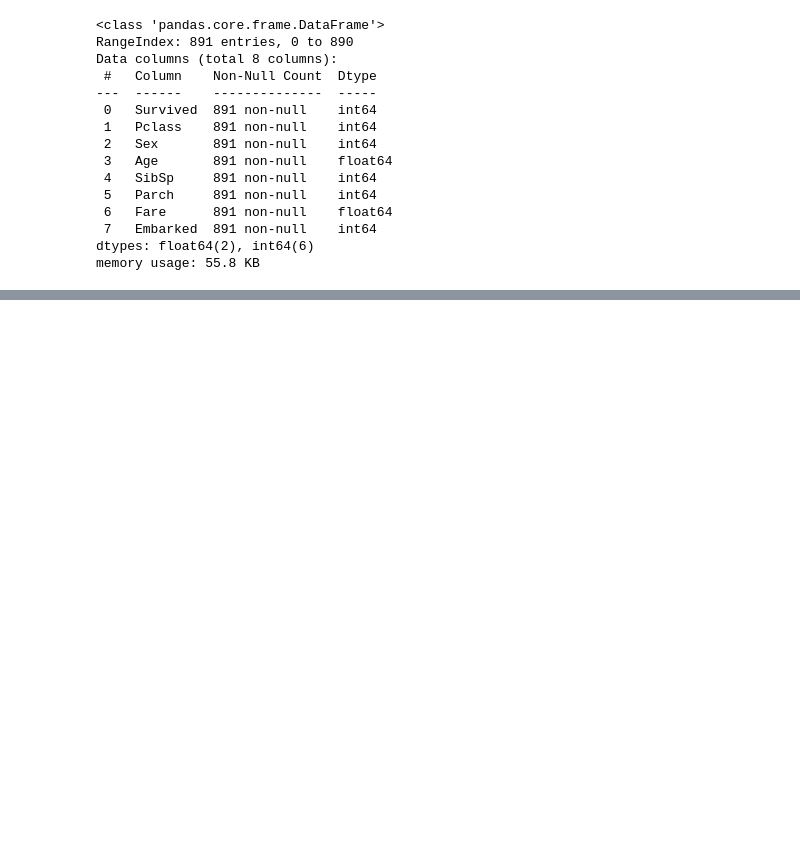
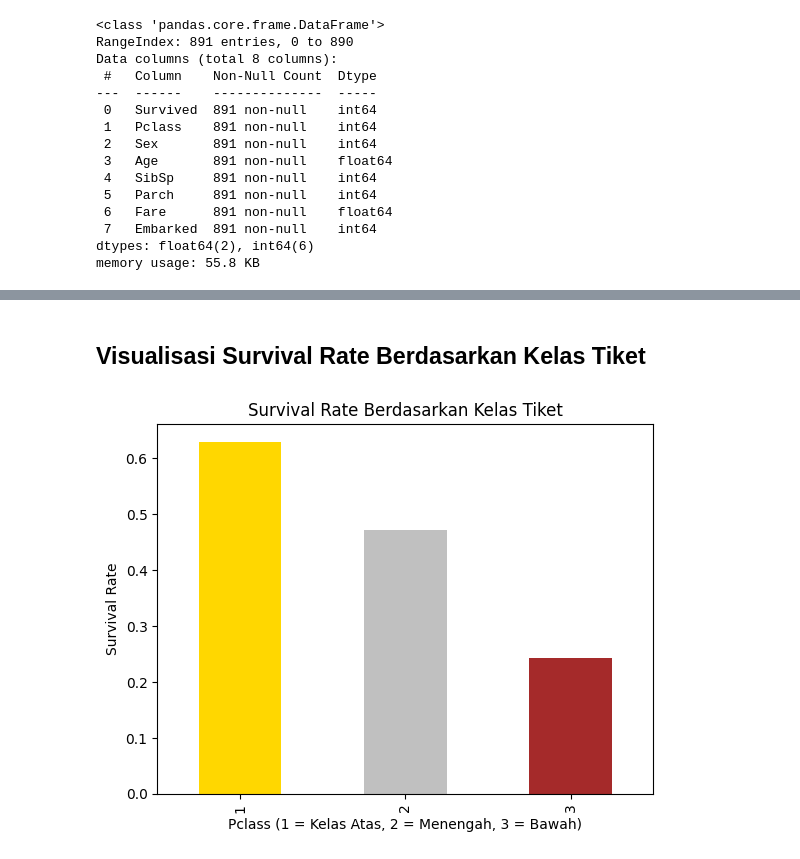
Before and after one commit to r021n/simple-machine-learing, a Jupyter notebook: Titanic_Survival_Prediction.ipynb, the cells around one changed output, grey strips where cells are left out. Drawn from its saved outputs; the diff is of its cells as text; code cells hidden in the pictures; blank space fills up the shorter version.

```diff
--- a/Titanic_Survival_Prediction.ipynb
+++ b/Titanic_Survival_Prediction.ipynb
@@ -148,0 +207,10 @@ memory usage: 55.8 KB
+# %% [markdown]
+## Visualisasi Survival Rate Berdasarkan Kelas Tiket
+# %%
+df.groupby('Pclass')['Survived'].mean().plot(kind='bar', color=['gold', 'silver', 'brown'])
+plt.title('Survival Rate Berdasarkan Kelas Tiket')
+plt.xlabel('Pclass (1 = Kelas Atas, 2 = Menengah, 3 = Bawah)')
+plt.ylabel('Survival Rate')
+plt.show()
+# %% [output]
+[figure, added]
```
Also changed, not shown: parts of 17 cells of this notebook.
